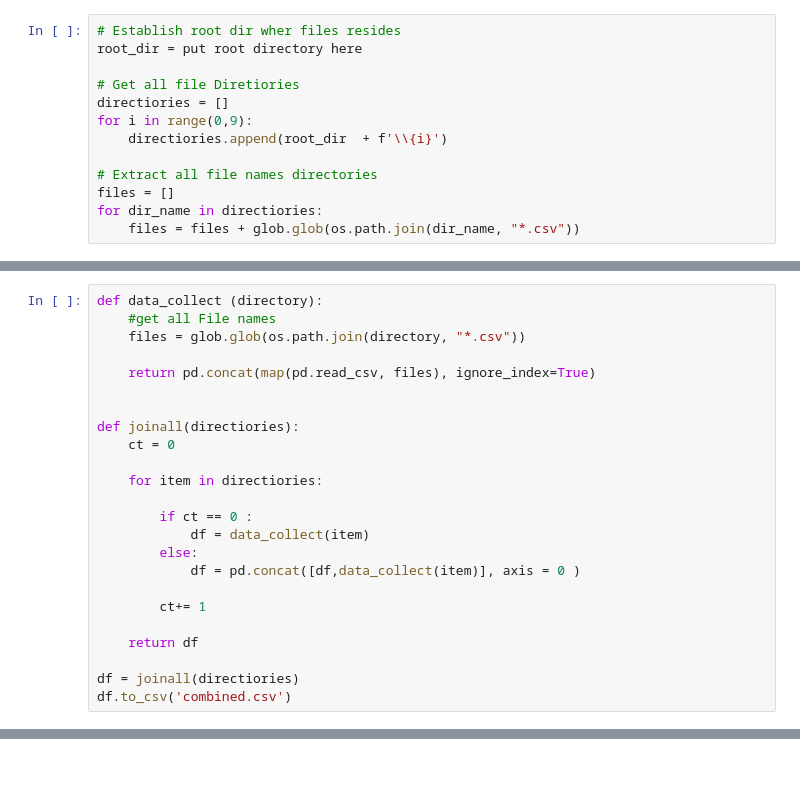
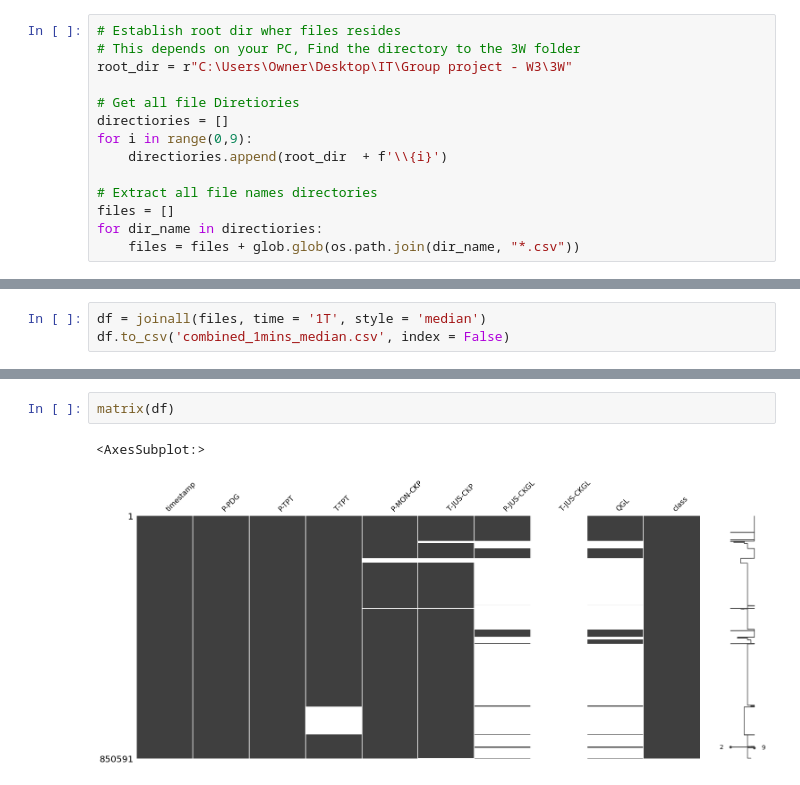
Before and after one commit to gilbertxvictor/Classification-of-undesirable-events-in-oil-well-operation, a Jupyter notebook: Task 1.ipynb, the cells around one changed output, grey strips where cells are left out. Drawn from its saved outputs; the diff is of its cells as text.

```diff
--- a/Task 1.ipynb
+++ b/Task 1.ipynb
@@ -8,6 +31,7 @@ import pandas as pd
 # %%
 # Establish root dir wher files resides
-root_dir = put root directory here
+# This depends on your PC, Find the directory to the 3W folder
+root_dir = r"C:\Users\Owner\Desktop\IT\Group project - W3\3W"
 
 # Get all file Diretiories
 directiories = []
@@ -42,24 +76,0 @@ df = joinall(files)
-# %%
-def data_collect (directory):
-    #get all File names
-    files = glob.glob(os.path.join(directory, "*.csv"))
-
-    return pd.concat(map(pd.read_csv, files), ignore_index=True)
-
-
-def joinall(directiories):
-    ct = 0
-
-    for item in directiories:
-
-        if ct == 0 :
-            df = data_collect(item)
-        else:
-            df = pd.concat([df,data_collect(item)], axis = 0 )
-
-        ct+= 1
-
-    return df
-
-df = joinall(directiories)
-df.to_csv('combined.csv')
@@ -69,0 +77,3 @@ files[0]
+# %%
+df = joinall(files, time = '1T', style = 'median')
+df.to_csv('combined_1mins_median.csv', index = False)
@@ -69,0 +108,5 @@ files[0]
+# %%
+matrix(df)
+# %% [output]
+<AxesSubplot:>
+[figure, added]
```
Also changed, not shown: parts of 41 cells of this notebook.
